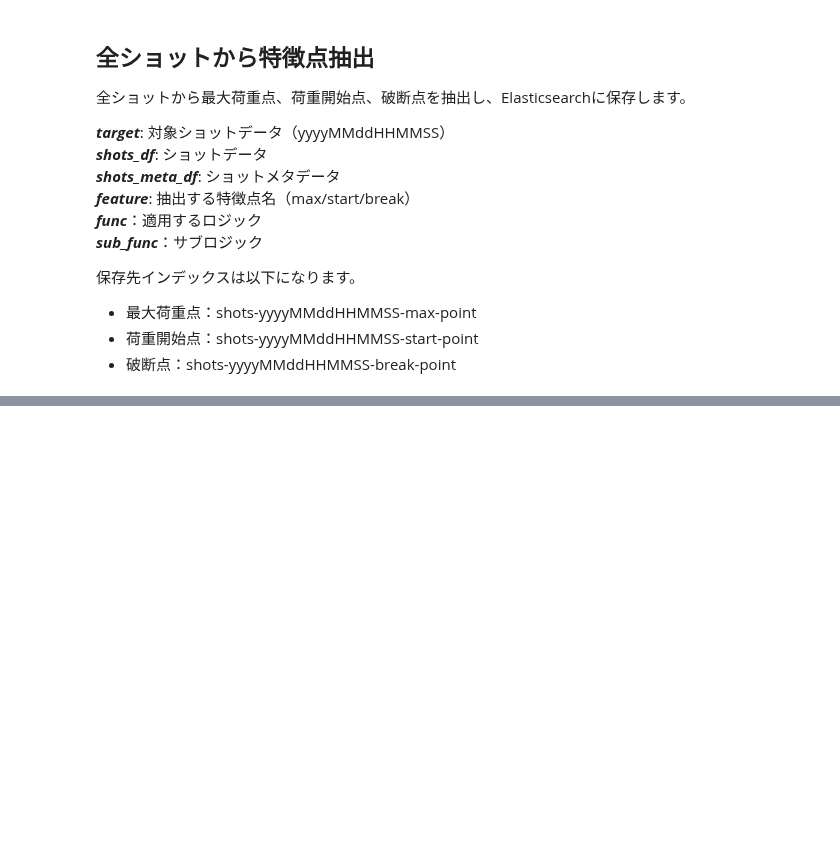
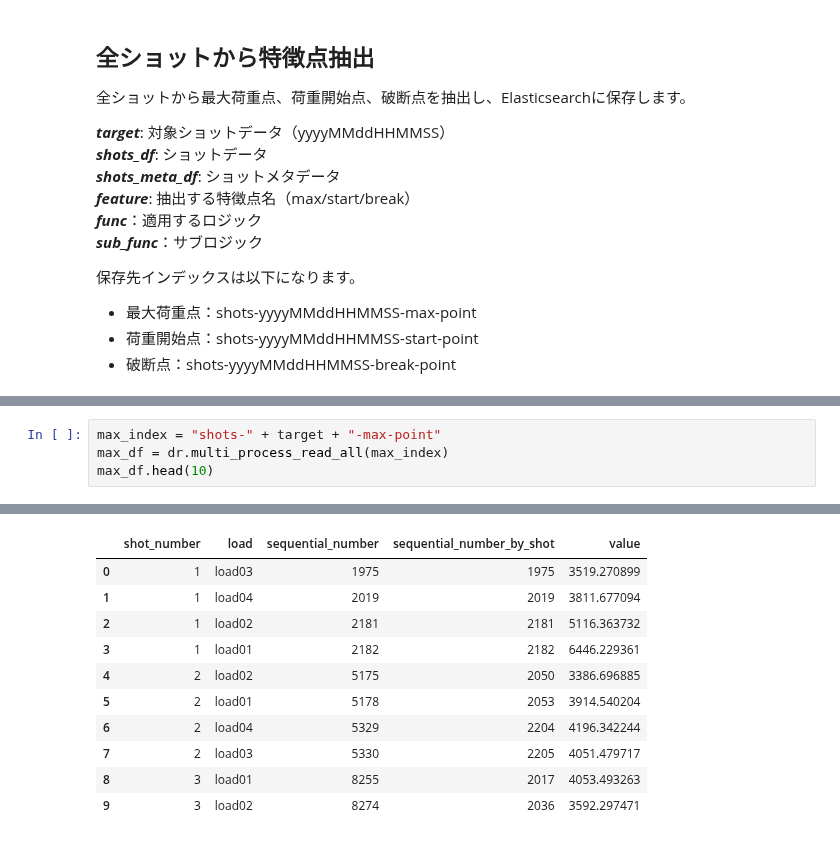
Before and after one commit to ymiyamoto5/data-analysis-platform-bak, a Jupyter notebook: notebooks/analyze.ipynb, the cells around one changed output, grey strips where cells are left out. Cells and saved outputs as stored; diff of their text form; blank space fills up the shorter version.

```diff
--- a/notebooks/analyze.ipynb
+++ b/notebooks/analyze.ipynb
@@ -153,0 +167,5 @@ apply(
+# %%
+max_index = "shots-" + target + "-max-point"
+max_df = dr.multi_process_read_all(max_index)
+max_df.head(10)
+# %% [output]
@@ -154,3 +175,14 @@ apply(
+|  | shot_number | load | sequential_number | sequential_number_by_shot | value |
+| 0 | 1 | load03 | 1975 | 1975 | 3519.270899 |
+| 1 | 1 | load04 | 2019 | 2019 | 3811.677094 |
+| 2 | 1 | load02 | 2181 | 2181 | 5116.363732 |
+| 3 | 1 | load01 | 2182 | 2182 | 6446.229361 |
+| 4 | 2 | load02 | 5175 | 2050 | 3386.696885 |
+| 5 | 2 | load01 | 5178 | 2053 | 3914.540204 |
+| 6 | 2 | load04 | 5329 | 2204 | 4196.342244 |
+| 7 | 2 | load03 | 5330 | 2205 | 4051.479717 |
+| 8 | 3 | load01 | 8255 | 2017 | 4053.493263 |
+| 9 | 3 | load02 | 8274 | 2036 | 3592.297471 |
 # %%
 # 荷重開始点
 apply(
```
Also changed, not shown: parts of 16 cells of this notebook, 3 other files.
